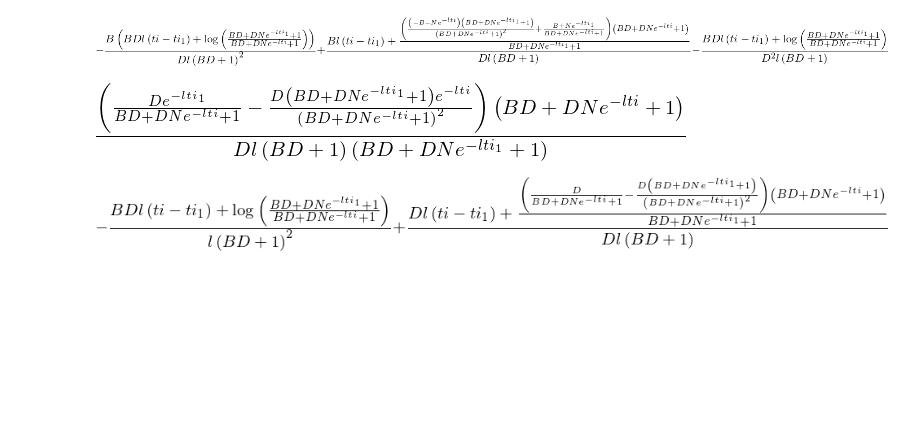
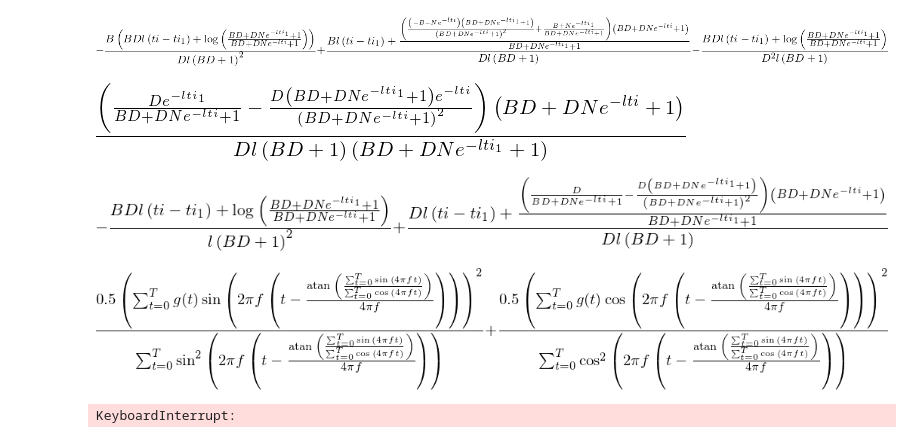
Before and after one commit to Higgins00/Neon-19, a Jupyter notebook: Untitled.ipynb, the cells around one changed output. Saved outputs shown, nothing was run; the diff lists cells and outputs as text; code cells hidden in the pictures; blank space fills up the shorter version.

```diff
--- a/Untitled.ipynb
+++ b/Untitled.ipynb
@@ -27,3 +27,16 @@ sym.diff(expression,n)
 sym.diff(expression,b)
 # %% [output]
 [figure]
+# %%
+n, t, f = sym.symbols('n t f', real = True)
+g = sym.Function('g')
+
+ex = (1/2)*(((sym.Sum((g(t)*sym.cos(2*sym.pi*f*(t -((1/(4*sym.pi*f))*sym.atan(sym.Sum(sym.sin(4*sym.pi*f*t),(t,0,T))/sym.Sum(sym.cos(4*sym.pi*f*t),(t,0,T))))))),(t,0,T))**2)/sym.Sum(((sym.cos(2*sym.pi*f*(t -((1/(4*sym.pi*f))*sym.atan(sym.Sum(sym.sin(4*sym.pi*f*t),(t,0,T))/sym.Sum(sym.cos(4*sym.pi*f*t),(t,0,T)))))))**2),(t,0,T))) + ((sym.Sum((g(t)*sym.sin(2*sym.pi*f*(t -((1/(4*sym.pi*f))*sym.atan(sym.Sum(sym.sin(4*sym.pi*f*t),(t,0,T))/sym.Sum(sym.cos(4*sym.pi*f*t),(t,0,T))))))),(t,0,T))**2)/sym.Sum(((sym.sin(2*sym.pi*f*(t -((1/(4*sym.pi*f))*sym.atan(sym.Sum(sym.sin(4*sym.pi*f*t),(t,0,T))/sym.Sum(sym.cos(4*sym.pi*f*t),(t,0,T)))))))**2),(t,0,T))))
+# %%
+ex
+# %% [output]
+[figure, added]
+# %%
+sym.integrate(ex,f)
+# %% [output]
+KeyboardInterrupt:
```
Also changed, not shown: 1 other file.
